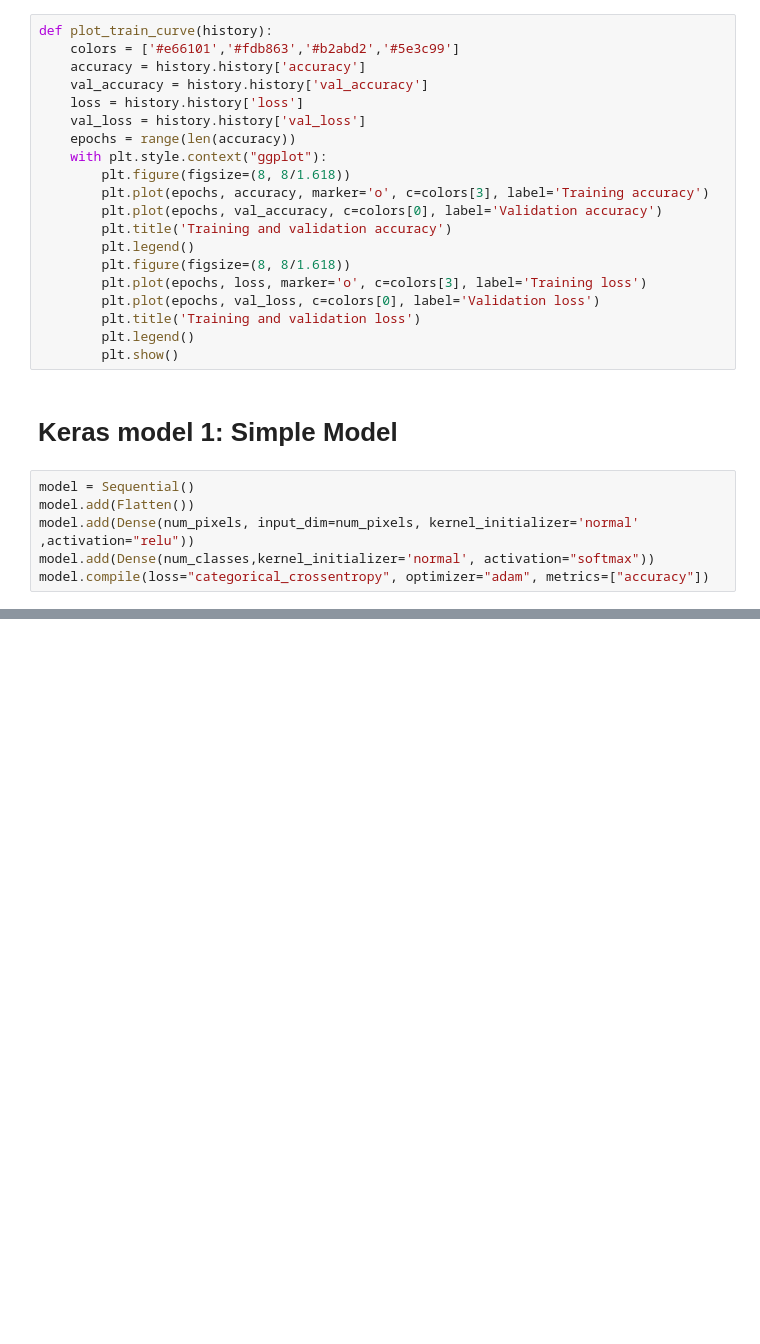
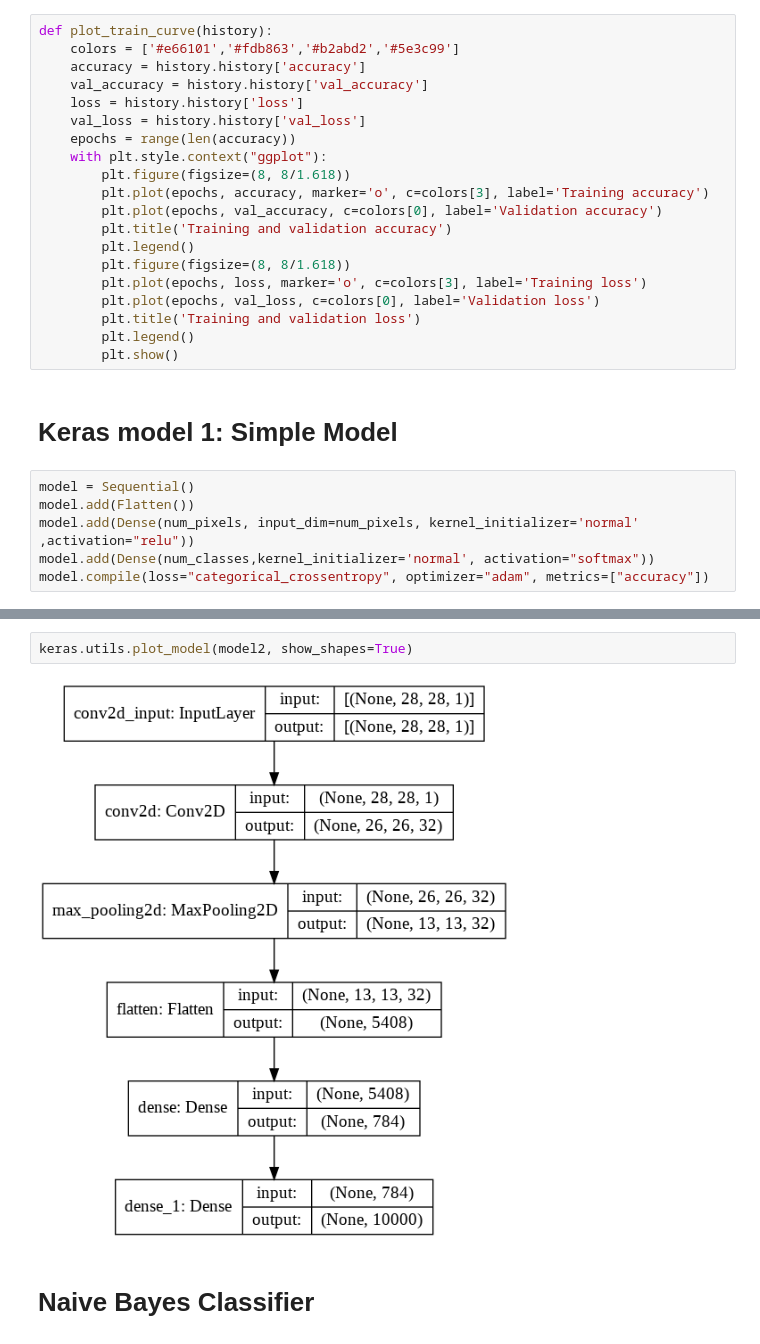
Before and after one commit to AlexNoonan-Syracuse/Lab9, a Jupyter notebook: lab9.ipynb, the cells around one changed output, grey strips where cells are left out. Cells and saved outputs as stored; diff of their text form; blank space fills up the shorter version.

```diff
--- a/lab9.ipynb
+++ b/lab9.ipynb
@@ -143,0 +184,6 @@ model.compile(optimizer=opt, loss='categorical_crossentropy', metrics=['accuracy
+# %%
+keras.utils.plot_model(model2, show_shapes=True)
+# %% [output]
+[figure, added]
+# %% [markdown]
+# Naive Bayes Classifier
```
Also changed, not shown: parts of 11 cells of this notebook.
